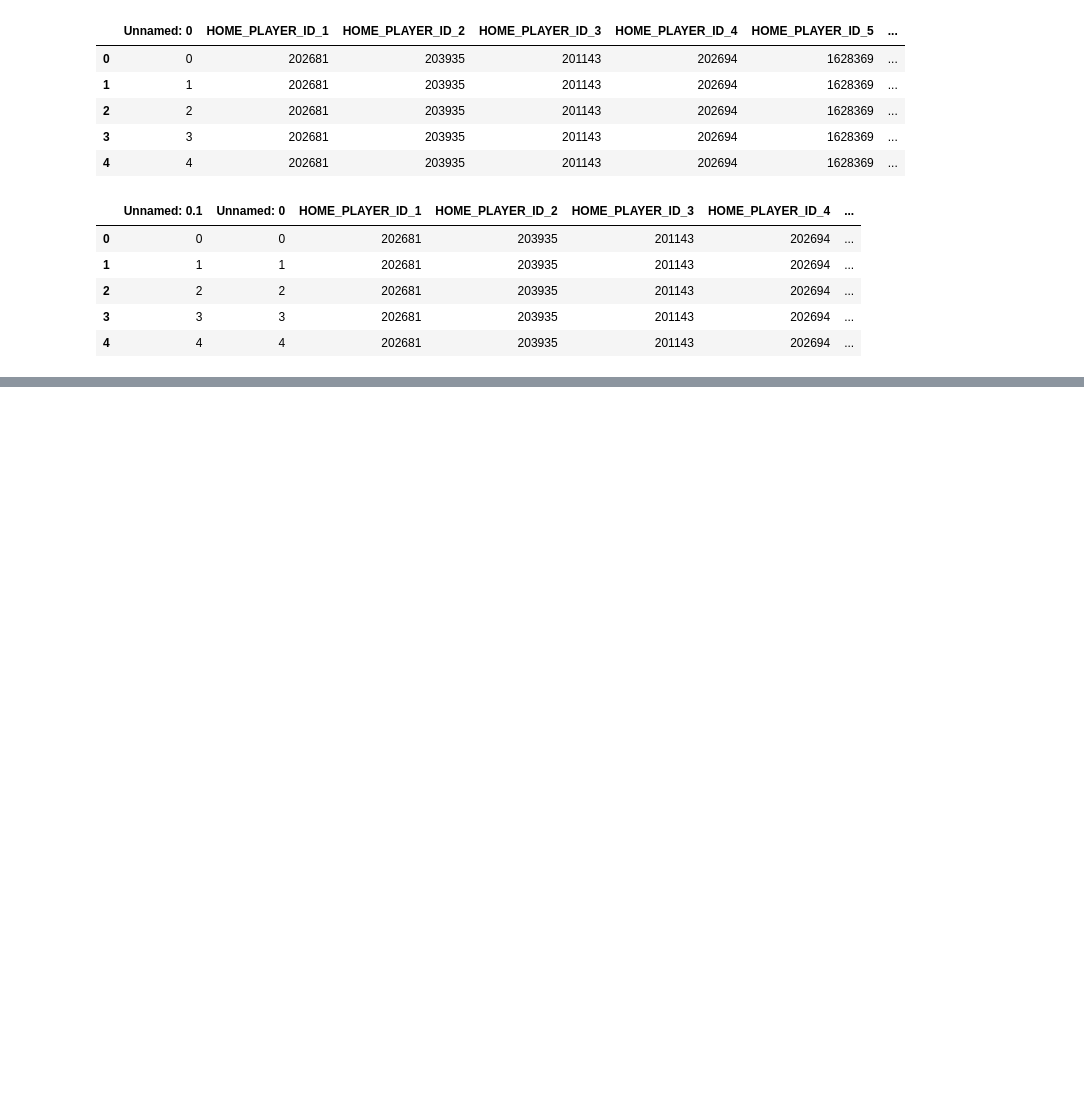
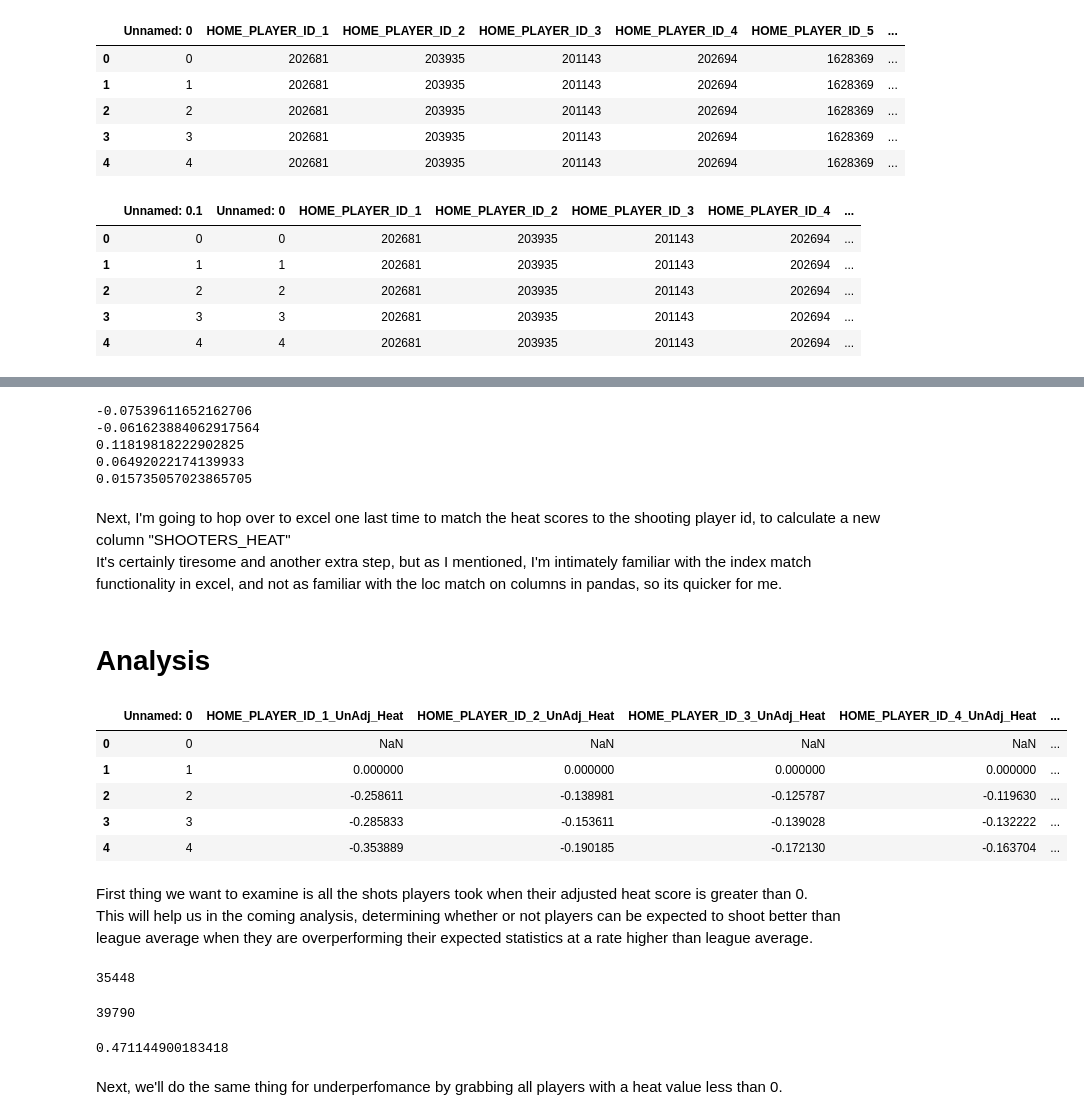
Before and after one commit to SPDiehl/thesis, a Jupyter notebook: HeatCheck.ipynb, the cells around one changed output, grey strips where cells are left out. Cells and saved outputs as stored; diff of their text form; code cells hidden in the pictures; blank space fills up the shorter version.

```diff
--- a/HeatCheck.ipynb
+++ b/HeatCheck.ipynb
@@ -398,0 +582,15 @@ heat_check.head()
+# %%
+print(heat_scores['HOME_PLAYER_ID_1_HEAT_ADJ'].mean())
+print(heat_scores['HOME_PLAYER_ID_2_HEAT_ADJ'].mean())
+print(heat_scores['HOME_PLAYER_ID_3_HEAT_ADJ'].mean())
+print(heat_scores['HOME_PLAYER_ID_4_HEAT_ADJ'].mean())
+print(heat_scores['HOME_PLAYER_ID_5_HEAT_ADJ'].mean())
+# %% [output]
+-0.07539611652162706
+-0.061623884062917564
+0.11819818222902825
+0.06492022174139933
+0.015735057023865705
+# %% [markdown]
+Next, I'm going to hop over to excel one last time to match the heat scores to the shooting player id, to calculate a new column "SHOOTERS_HEAT"<br>
+It's certainly tiresome and another extra step, but as I mentioned, I'm intimately familiar with the index match functionality in excel, and not as familiar with the loc match on columns in pandas, so its quicker for me.
@@ -398,0 +599,37 @@ heat_check.head()
+# %% [markdown]
+# Analysis
+# %%
+analyzing_heat = pd.read_csv('/Users/seandiehl/Desktop/heat_scores_adj.csv')
+# %%
+analyzing_heat.head()
+# %% [output]
+|  | Unnamed: 0 | HOME_PLAYER_ID_1_UnAdj_Heat | HOME_PLAYER_ID_2_UnAdj_Heat | HOME_PLAYER_ID_3_UnAdj_Heat | HOME_PLAYER_ID_4_UnAdj_Heat | ... |
+| 0 | 0 | NaN | NaN | NaN | NaN | ... |
+| 1 | 1 | 0.000000 | 0.000000 | 0.000000 | 0.000000 | ... |
+| 2 | 2 | -0.258611 | -0.138981 | -0.125787 | -0.119630 | ... |
+| 3 | 3 | -0.285833 | -0.153611 | -0.139028 | -0.132222 | ... |
+| 4 | 4 | -0.353889 | -0.190185 | -0.172130 | -0.163704 | ... |
+# %% [markdown]
+First thing we want to examine is all the shots players took when their adjusted heat score is greater than 0. <br>
+This will help us in the coming analysis, determining whether or not players can be expected to shoot better than league average when they are overperforming their expected statistics at a rate higher than league average.
+# %%
+outperforming_makes = analyzing_heat.loc[(analyzing_heat['SHOOTERS_HEAT'] > 0) & (analyzing_heat['SHOT_MADE']==True)]
+
+outperforming_makes = len(outperforming_makes)
+outperforming_makes
+# %% [output]
+35448
+# %%
+outperforming_misses = analyzing_heat.loc[(analyzing_heat['SHOOTERS_HEAT'] > 0) & (analyzing_heat['SHOT_MADE']==False)]
+outperforming_misses = len(outperforming_misses)
+outperforming_misses
+# %% [output]
+39790
+# %%
+outperforming_shots = outperforming_makes + outperforming_misses
+outperforming_percentage = outperforming_makes / outperforming_shots
+outperforming_percentage
+# %% [output]
+0.471144900183418
+# %% [markdown]
+Next, we'll do the same thing for underperfomance by grabbing all players with a heat value less than 0.
```
Also changed, not shown: parts of 173 cells of this notebook.
